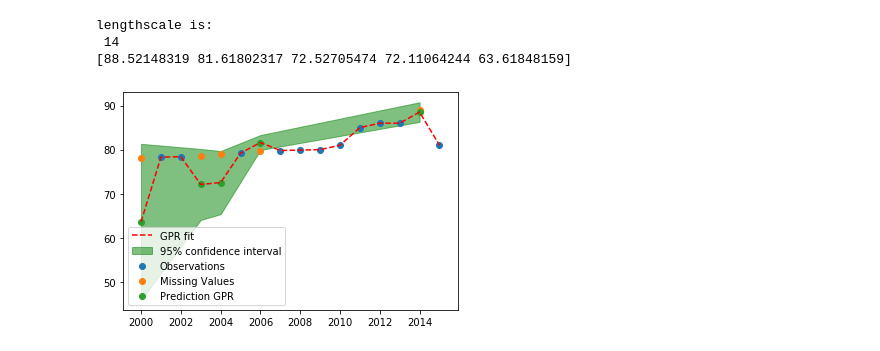
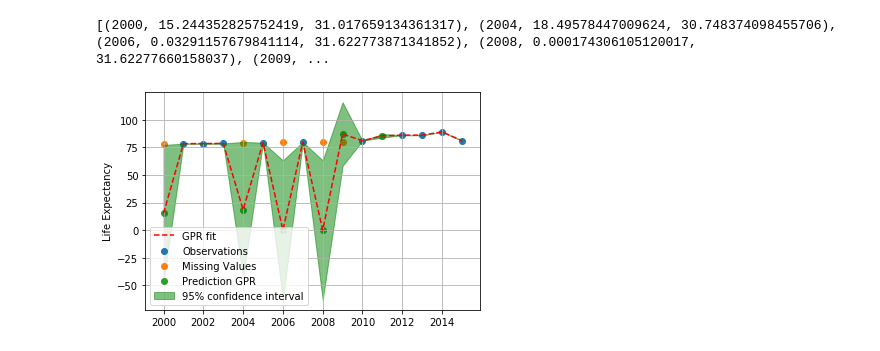
Before and after one commit to mihirm05/Gaussian-Process, a Jupyter notebook: src/MultipleFeatureAnalysis.ipynb, the cells around one changed output. Saved outputs shown, nothing was run; the diff lists cells and outputs as text; code cells hidden in the pictures.

```diff
--- a/src/MultipleFeatureAnalysis.ipynb
+++ b/src/MultipleFeatureAnalysis.ipynb
@@ -79,36 +89,88 @@ Train:Test split is:  0.7 : 0.3
 # %%
 ##Gaussian regression analysis
-lengthScale = np.random.randint(50)
-print('lengthscale is: \n',lengthScale)
+lengthScale = np.random.randint(10, 50)
+#print('lengthscale is: \n',lengthScale)
 kernel = C(1.0, (1e-3, 1e3)) * RBF(lengthScale, (1e-2, 1e2))
 
 gp = GaussianProcessRegressor(kernel=kernel, n_restarts_optimizer=9)
 
 gp.fit(allFeaturesTrain, countryQuantityTrain)
 countryQuantityPredict, sigma = gp.predict(allFeaturesTest, return_std=True)
-print(countryQuantityPredict)
 
-predictValGPR = list(zip(rowTest, list(countryQuantityPredict)))
+predictValGPR = list(zip(rowTest, list(countryQuantityPredict), list(sigma)))
 predictValGPR.sort()
+print(predictValGPR)
 
 trainVal = list(zip(rowTrain, list(countryQuantityTrain)))
 trainVal.sort()
+#print(trainVal)
 
 valGPR = trainVal + predictValGPR
 valGPR.sort(key = lambda x: x[0])
 
-years, GPR = zip(*valGPR)
+year, age = zip(*valGPR)
+#print(age)   #final life expectancy distribution
+#print(valGPR)
 
-plt.plot(years, GPR,'--',color='r',label='GPR fit')
-plt.fill_between(rowTest, (list(countryQuantityPredict)-2*sigma), (list(countryQuantityPredict)+2*sigma),
-                     color='green',alpha=0.5,label='95% confidence interval')
+countryQuantity2, GPR = zip(*valGPR)
+
+plt.plot(countryQuantity2, GPR,'--',color='r',label='GPR fit')
 plt.scatter(rowTrain,countryQuantityTrain,label='Observations')
 plt.scatter(rowTest,countryQuantityTest,label='Missing Values')
 plt.scatter(rowTest,countryQuantityPredict,label='Prediction GPR')
+
+countryQuantityPredict = countryQuantityPredict[::-1]
+sigma = sigma[::-1]
+
+
+test_list = rowTest
+#print(test_list)
+
+orderedSigma = list()
+counter = 0
+
+for x in range(2000,2016):
+    if x in test_list:
+        orderedSigma.append(predictValGPR[counter][2])
+        counter += 1
+    else :
+        orderedSigma.append(0)
+
+
+sigma = [round(elem, 1) for elem in sigma]
+#print(orderedSigma)
+orderedSigma = [round(elem, 1) for elem in orderedSigma]
+orderedSigma = [2*x for x in orderedSigma]
+#print(orderedSigma)
+
+age = [round(elem, 1) for elem in age]
+age = np.asarray(age)
+
+
+orderedSigma = np.asarray(orderedSigma)
+
+
+positive = age + orderedSigma
+negative = age - orderedSigma
+
+
+
+plt.fill_between(np.linspace(np.min(countryDataFrame['year'].values),
+                             np.max(countryDataFrame['year'].values),
+                             16),
+                     positive,
+                     (negative),
+                     color='green',alpha=0.5,label='95% confidence interval')
+plt.ylabel('Life Expectancy')
+plt.grid()
 plt.legend()
 plt.show()
+
+print(sigma)
+print(orderedSigma)
+print(positive)
+print(age)
+print(negative)
 # %% [output]
-lengthscale is:
- 14
-[88.52148319 81.61802317 72.52705474 72.11064244 63.61848159]
+[(2000, 15.244352825752419, 31.017659134361317), (2004, 18.49578447009624, 30.748374098455706), (2006, 0.03291157679841114, 31.622773871341852), (2008, 0.000174306105120017, 31.62277660158037), (2009, ...
-[figure, old version]
+[figure, new version]
```
Also changed, not shown: parts of 7 cells of this notebook, 3 other files.
